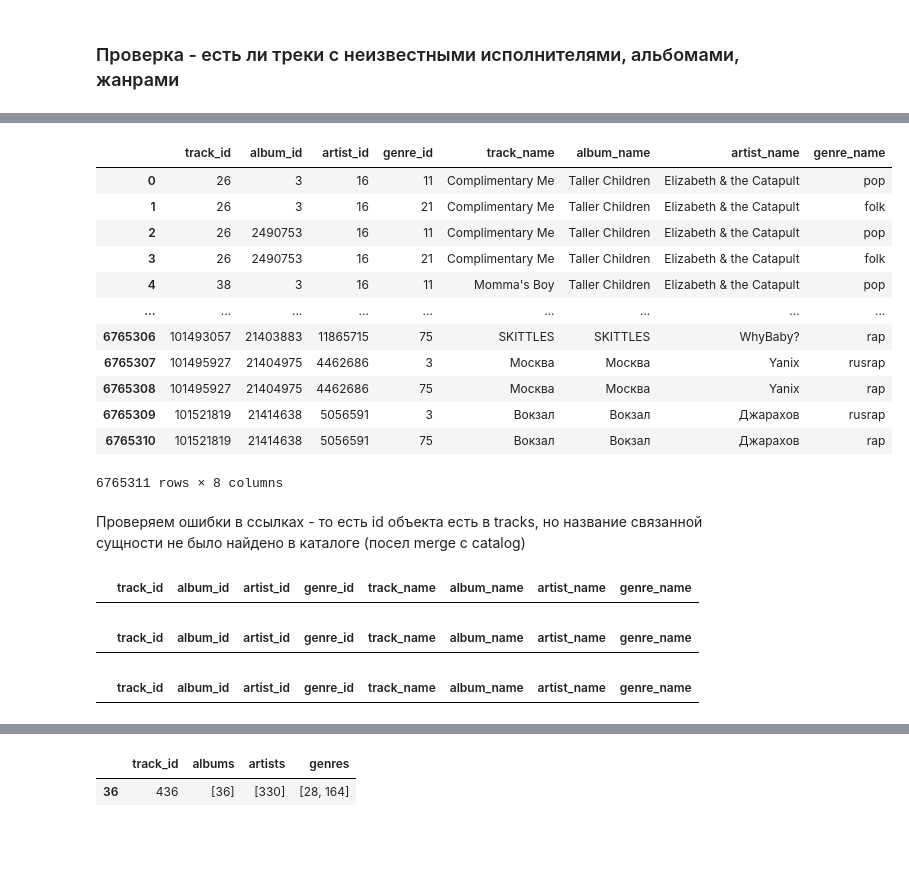
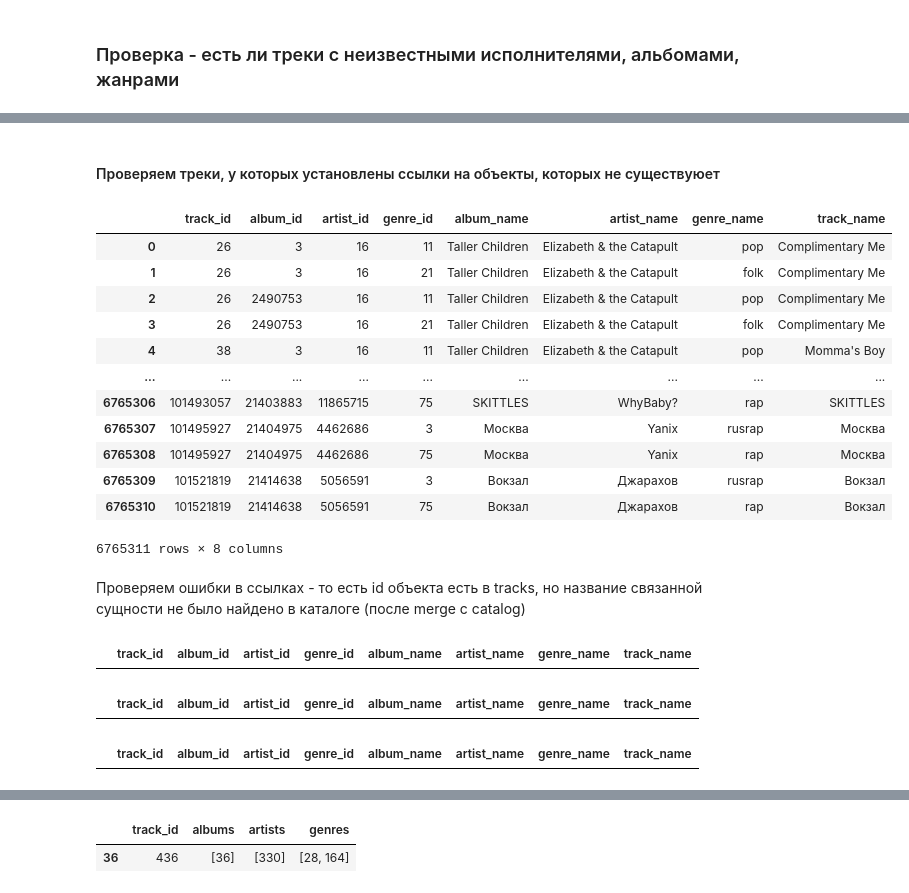
Before and after one commit to khromenko/mle-project-sprint-4-v001, a Jupyter notebook: recommendations.ipynb, the cells around one changed output, grey strips where cells are left out. Cells and saved outputs as stored; diff of their text form; code cells hidden in the pictures; blank space fills up the shorter version.

Commit message:
Небольшой рефакторинг Этапа 1 (после потери и восстановления наработок 3-его этапа)

```diff
--- a/recommendations.ipynb
+++ b/recommendations.ipynb
@@ -277,0 +272,2 @@ tracks_flat
+# %% [markdown]
+#### Проверяем треки, у которых установлены ссылки на объекты, которых не существуюет
@@ -278,65 +281,48 @@ tracks_flat
 # %%
-# дополняем данными о связанных объектах (имеется только название)
-
-tracks_flat = tracks_flat.merge(
-    catalog.query('type == "track"').set_index('id')['name'].rename('track_name'),
-    left_on='track_id',
-    right_index=True,
-    how='left'
-    )
-tracks_flat = tracks_flat.merge(
-    catalog.query('type == "album"').set_index('id')['name'].rename('album_name'),
-    left_on='album_id',
-    right_index=True,
-    how='left'
-    )
-tracks_flat = tracks_flat.merge(
-    catalog.query('type == "artist"').set_index('id')['name'].rename('artist_name'),
-    left_on='artist_id',
-    right_index=True,
-    how='left'
-    )
-tracks_flat = tracks_flat.merge(
-    catalog.query('type == "genre"').set_index('id')['name'].rename('genre_name'),
-    left_on='genre_id',
-    right_index=True,
-    how='left'
+# дополняем данными о связанных объектах (имеется только название из каталога)
+fields = catalog.type.unique()
+for f in fields:
+    tracks_flat = tracks_flat.merge(
+        catalog.query('type == @f').set_index('id')['name'].rename(f + '_name'),
+        left_on=f+'_id',
+        right_index=True,
+        how='left'
     )
 tracks_flat
 # %% [output]
-|  | track_id | album_id | artist_id | genre_id | track_name | album_name | artist_name | genre_name |
-| 0 | 26 | 3 | 16 | 11 | Complimentary Me | Taller Children | Elizabeth & the Catapult | pop |
-| 1 | 26 | 3 | 16 | 21 | Complimentary Me | Taller Children | Elizabeth & the Catapult | folk |
-| 2 | 26 | 2490753 | 16 | 11 | Complimentary Me | Taller Children | Elizabeth & the Catapult | pop |
-| 3 | 26 | 2490753 | 16 | 21 | Complimentary Me | Taller Children | Elizabeth & the Catapult | folk |
-| 4 | 38 | 3 | 16 | 11 | Momma's Boy | Taller Children | Elizabeth & the Catapult | pop |
+|  | track_id | album_id | artist_id | genre_id | album_name | artist_name | genre_name | track_name |
+| 0 | 26 | 3 | 16 | 11 | Taller Children | Elizabeth & the Catapult | pop | Complimentary Me |
+| 1 | 26 | 3 | 16 | 21 | Taller Children | Elizabeth & the Catapult | folk | Complimentary Me |
+| 2 | 26 | 2490753 | 16 | 11 | Taller Children | Elizabeth & the Catapult | pop | Complimentary Me |
+| 3 | 26 | 2490753 | 16 | 21 | Taller Children | Elizabeth & the Catapult | folk | Complimentary Me |
+| 4 | 38 | 3 | 16 | 11 | Taller Children | Elizabeth & the Catapult | pop | Momma's Boy |
 | ... | ... | ... | ... | ... | ... | ... | ... | ... |
-| 6765306 | 101493057 | 21403883 | 11865715 | 75 | SKITTLES | SKITTLES | WhyBaby? | rap |
-| 6765307 | 101495927 | 21404975 | 4462686 | 3 | Москва | Москва | Yanix | rusrap |
-| 6765308 | 101495927 | 21404975 | 4462686 | 75 | Москва | Москва | Yanix | rap |
-| 6765309 | 101521819 | 21414638 | 5056591 | 3 | Вокзал | Вокзал | Джарахов | rusrap |
-| 6765310 | 101521819 | 21414638 | 5056591 | 75 | Вокзал | Вокзал | Джарахов | rap |
+| 6765306 | 101493057 | 21403883 | 11865715 | 75 | SKITTLES | WhyBaby? | rap | SKITTLES |
+| 6765307 | 101495927 | 21404975 | 4462686 | 3 | Москва | Yanix | rusrap | Москва |
+| 6765308 | 101495927 | 21404975 | 4462686 | 75 | Москва | Yanix | rap | Москва |
+| 6765309 | 101521819 | 21414638 | 5056591 | 3 | Вокзал | Джарахов | rusrap | Вокзал |
+| 6765310 | 101521819 | 21414638 | 5056591 | 75 | Вокзал | Джарахов | rap | Вокзал |
 6765311 rows × 8 columns
 # %% [markdown]
-Проверяем ошибки в ссылках - то есть id объекта есть в tracks, но название связанной сущности не было найдено в каталоге (посел merge с catalog)
+Проверяем ошибки в ссылках - то есть id объекта есть в tracks, но название связанной сущности не было найдено в каталоге (после merge с catalog)
 # %%
 # треки без названий
 
 tracks_flat[tracks_flat['track_id'].notna() & tracks_flat['track_name'].isna()]
 # %% [output]
-|  | track_id | album_id | artist_id | genre_id | track_name | album_name | artist_name | genre_name |
+|  | track_id | album_id | artist_id | genre_id | album_name | artist_name | genre_name | track_name |
 # %%
 # альбомы без названий
 
 tracks_flat[tracks_flat['album_id'].notna() & tracks_flat['album_name'].isna()]
 # %% [output]
-|  | track_id | album_id | artist_id | genre_id | track_name | album_name | artist_name | genre_name |
+|  | track_id | album_id | artist_id | genre_id | album_name | artist_name | genre_name | track_name |
 # %%
 # исполнители без названий
 
 tracks_flat[tracks_flat['artist_id'].notna() & tracks_flat['artist_name'].isna()]
 # %% [output]
-|  | track_id | album_id | artist_id | genre_id | track_name | album_name | artist_name | genre_name |
+|  | track_id | album_id | artist_id | genre_id | album_name | artist_name | genre_name | track_name |
 # %%
 # жанры без названий
 
```
Also changed, not shown: parts of 15 cells of this notebook, 1 other file.
